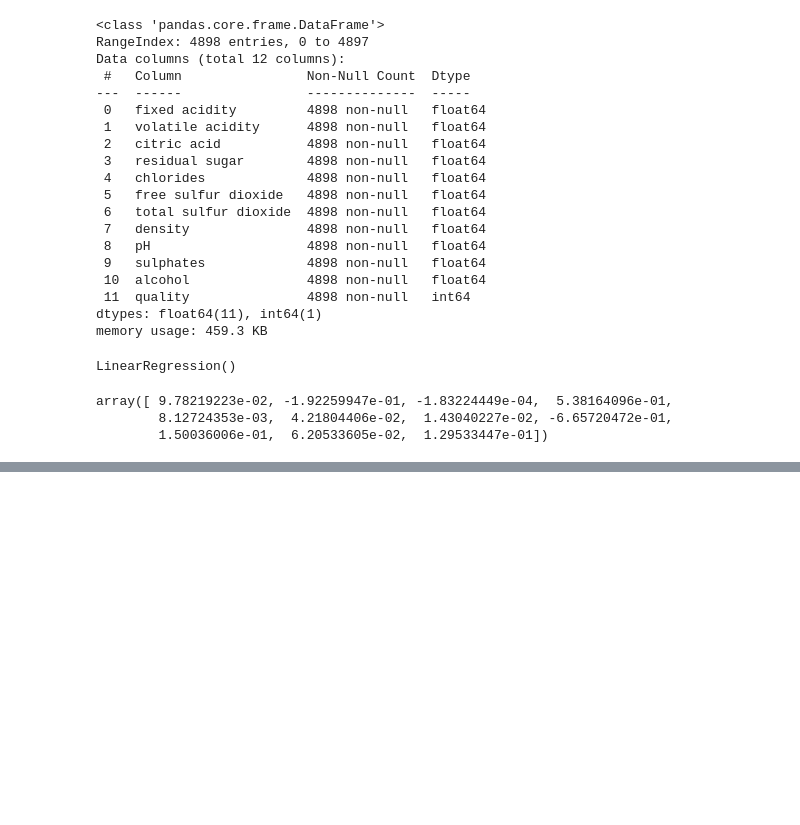
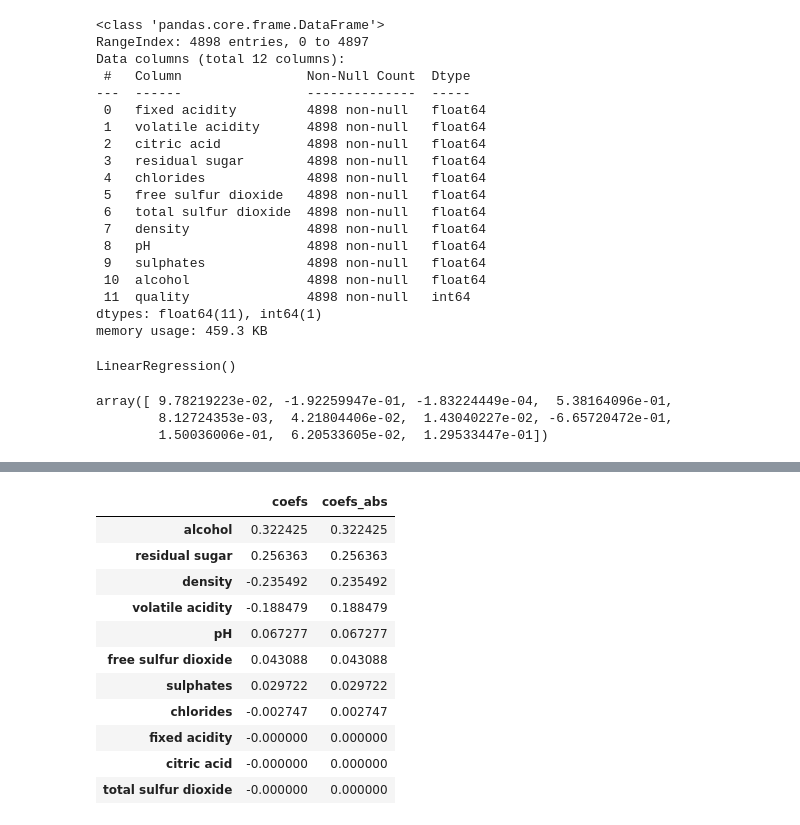
Before and after one commit to sk13g23/MLCourse, a Jupyter notebook: TOpic_4/Assignment_4.ipynb, the cells around one changed output, grey strips where cells are left out. Saved outputs shown, nothing was run; the diff lists cells and outputs as text; code cells hidden in the pictures; blank space fills up the shorter version.

```diff
--- a/TOpic_4/Assignment_4.ipynb
+++ b/TOpic_4/Assignment_4.ipynb
@@ -70,0 +108,23 @@ array([ 9.78219223e-02, -1.92259947e-01, -1.83224449e-04,  5.38164096e-01,
+# %%
+lasso1_coef = pd.DataFrame(
+    {"coefs" : lasso1.coef_,
+    "coefs_abs" : np.abs(lasso1.coef_)},
+    index = X.columns
+)
+
+lasso1_coef = lasso1_coef.sort_values("coefs_abs", ascending=False)
+
+lasso1_coef
+# %% [output]
+|  | coefs | coefs_abs |
+| alcohol | 0.322425 | 0.322425 |
+| residual sugar | 0.256363 | 0.256363 |
+| density | -0.235492 | 0.235492 |
+| volatile acidity | -0.188479 | 0.188479 |
+| pH | 0.067277 | 0.067277 |
+| free sulfur dioxide | 0.043088 | 0.043088 |
+| sulphates | 0.029722 | 0.029722 |
+| chlorides | -0.002747 | 0.002747 |
+| fixed acidity | -0.000000 | 0.000000 |
+| citric acid | -0.000000 | 0.000000 |
+| total sulfur dioxide | -0.000000 | 0.000000 |
```
Also changed, not shown: parts of 16 cells of this notebook.
